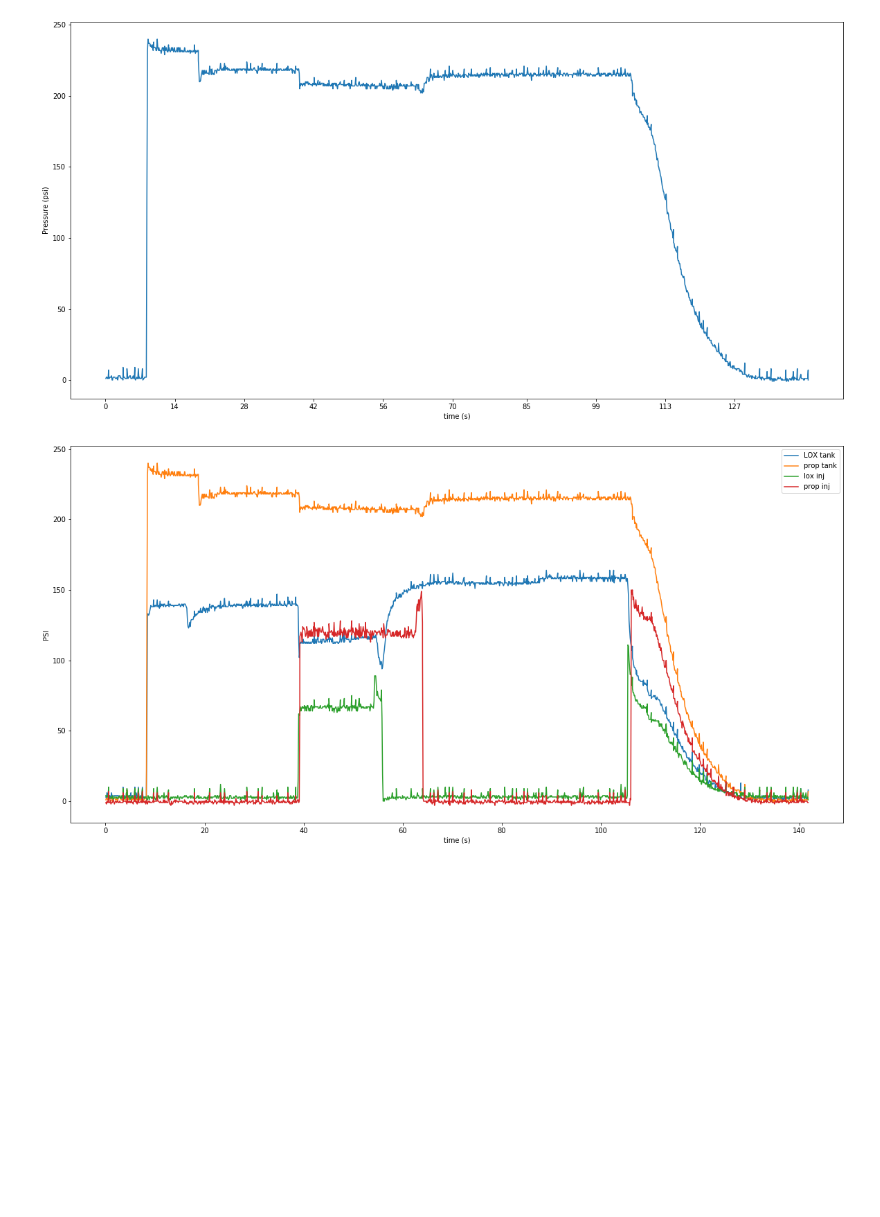
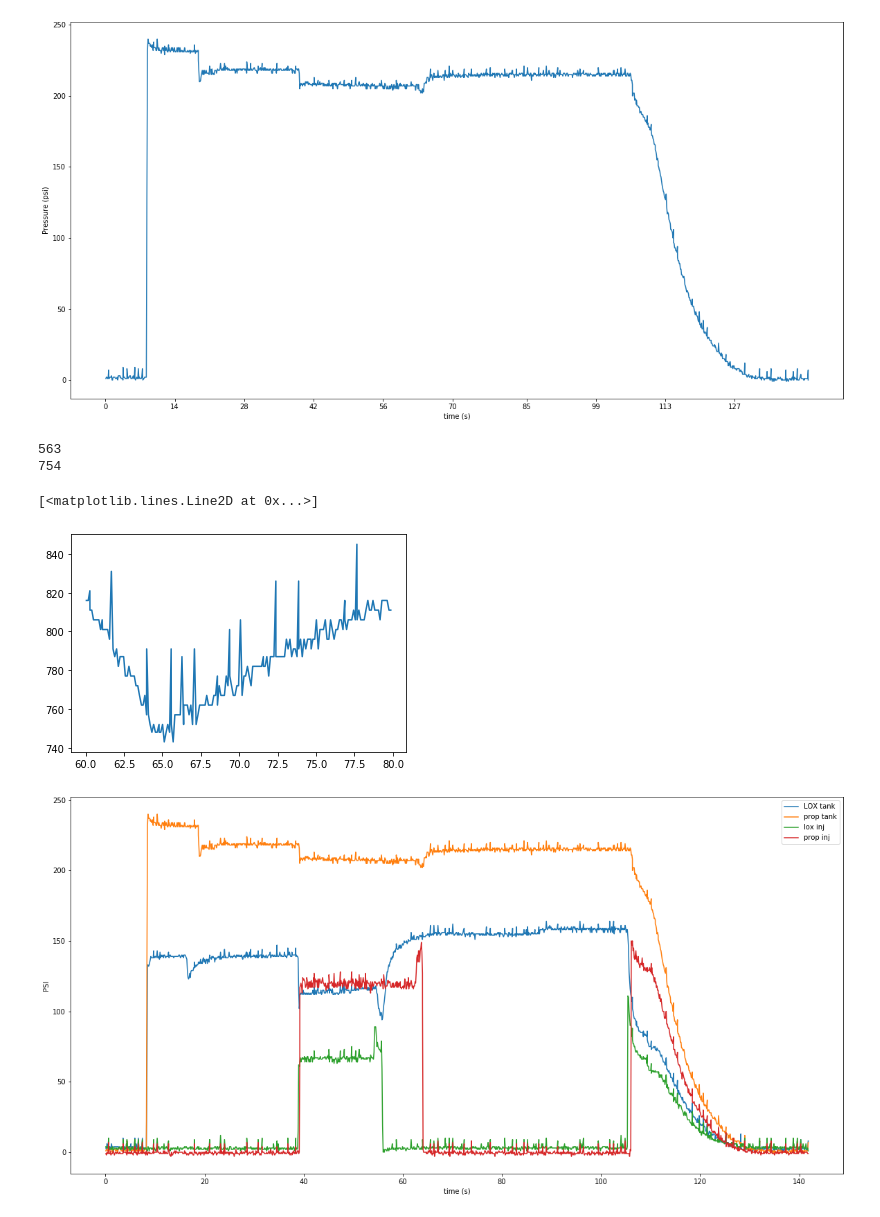
Before and after one commit to Space-Enterprise-at-Berkeley/Wireless-Transmission, a Jupyter notebook: DataMonitoring/pressure_analysis_sep_functions.ipynb, the cells around one changed output. Saved outputs shown, nothing was run; the diff lists cells and outputs as text; code cells hidden in the pictures; blank space fills up the shorter version.

```diff
--- a/DataMonitoring/pressure_analysis_sep_functions.ipynb
+++ b/DataMonitoring/pressure_analysis_sep_functions.ipynb
@@ -61,6 +61,18 @@ time, high, lox_tank, propane_tank, lox_injector, propane_injector = create_data
 display_pressure(time, propane_tank, [])
 # %% [output]
 [figure]
+# %%
+start_index, _ = find_closest_element(time, 60)
+end_index, _ = find_closest_element(time, 80)
+print(start_index)
+print(end_index)
+
+plt.plot(time[start_index:end_index], high[start_index:end_index])
+# %% [output]
+563
+754
+[<matplotlib.lines.Line2D at 0x...>]
+[figure, added]
 # %%
 display_all_pressure(time, high, lox_tank, propane_tank, lox_injector, propane_injector, 0, 300)
 # %% [output]
```
Also changed, not shown: 1 other file.
